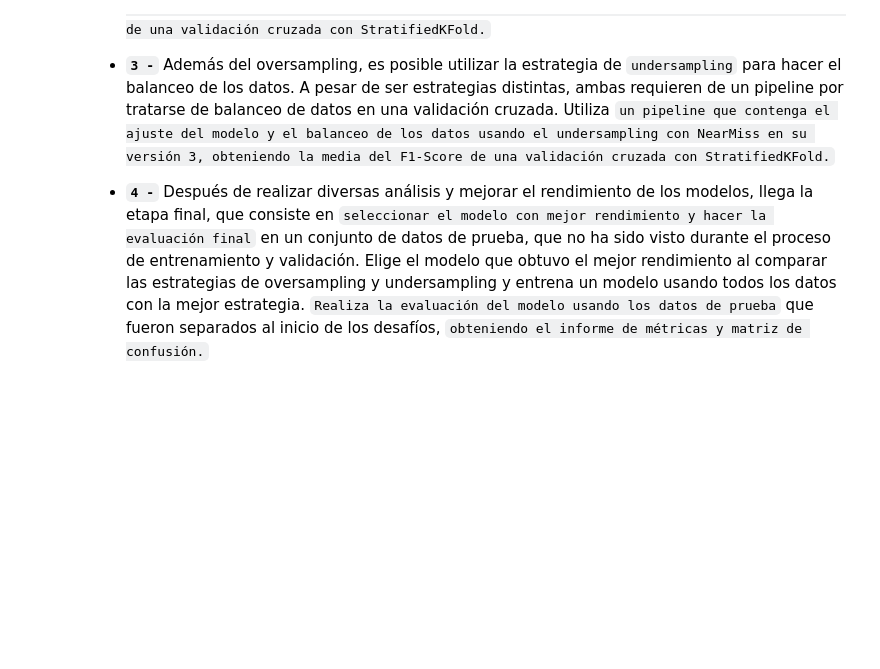
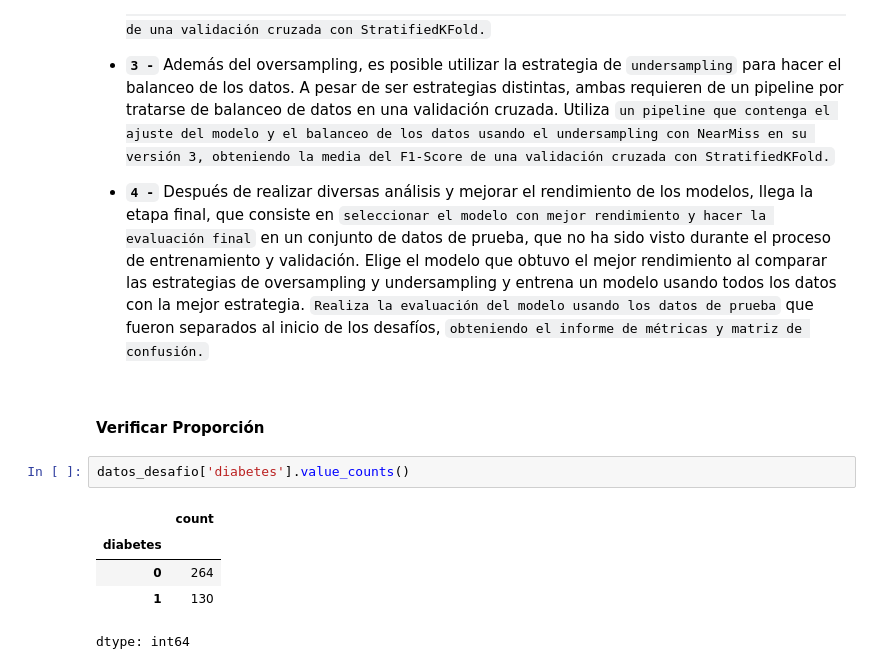
Before and after one commit to DanielRaiicHu/clasificacion_validacion_y_metricas, a Jupyter notebook: Clasificacion_validacion_y_metricas.ipynb, the cells around one changed output. Cells and saved outputs as stored; diff of their text form; blank space fills up the shorter version.

```diff
--- a/Clasificacion_validacion_y_metricas.ipynb
+++ b/Clasificacion_validacion_y_metricas.ipynb
@@ -1880,3 +1880,13 @@ La precisión media del Modelo Random Forest con LeaveOneOut es: 0.6898
 * **`3 -`** Además del oversampling, es posible utilizar la estrategia de `undersampling` para hacer el balanceo de los datos. A pesar de ser estrategias distintas, ambas requieren de un pipeline por tratarse de balanceo de datos en una validación cruzada. Utiliza `un pipeline que contenga el ajuste del modelo y el balanceo de los datos usando el undersampling con NearMiss en su versión 3, obteniendo la media del F1-Score de una validación cruzada con StratifiedKFold.`
 
 * **`4 -`** Después de realizar diversas análisis y mejorar el rendimiento de los modelos, llega la etapa final, que consiste en `seleccionar el modelo con mejor rendimiento y hacer la evaluación final` en un conjunto de datos de prueba, que no ha sido visto durante el proceso de entrenamiento y validación. Elige el modelo que obtuvo el mejor rendimiento al comparar las estrategias de oversampling y undersampling y entrena un modelo usando todos los datos con la mejor estrategia. `Realiza la evaluación del modelo usando los datos de prueba` que fueron separados al inicio de los desafíos, `obteniendo el informe de métricas y matriz de confusión.`
+# %% [markdown]
+#### Verificar Proporción
+# %%
+datos_desafio['diabetes'].value_counts()
+# %% [output]
+|  | count |
+| diabetes |  |
+| 0 | 264 |
+| 1 | 130 |
+dtype: int64
```
Also changed, not shown: parts of 47 cells of this notebook.
